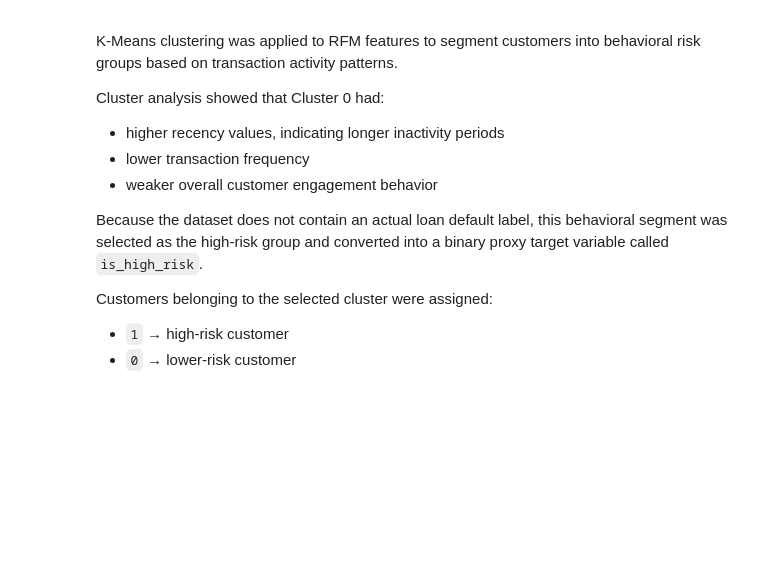
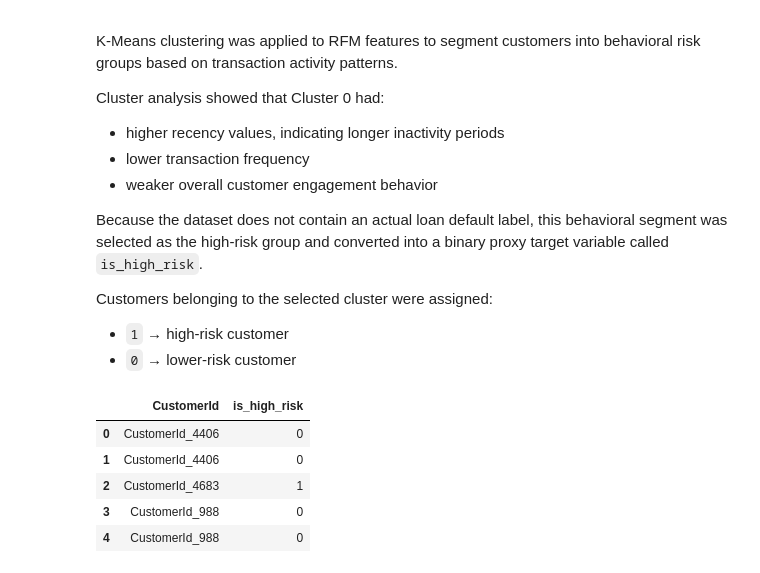
Before and after one commit to Bilen189/credit-risk-model, a Jupyter notebook: notebooks/03_feature_engineering.ipynb, the cells around one changed output. Cells and saved outputs as stored; diff of their text form; code cells hidden in the pictures; blank space fills up the shorter version.

```diff
--- a/notebooks/03_feature_engineering.ipynb
+++ b/notebooks/03_feature_engineering.ipynb
@@ -189,3 +189,14 @@ Because the dataset does not contain an actual loan default label, this behavior
 Customers belonging to the selected cluster were assigned:
 - `1` → high-risk customer
 - `0` → lower-risk customer
+# %%
+df_with_target = merge_proxy_target(df, customer_df)
+
+df_with_target[["CustomerId", "is_high_risk"]].head()
+# %% [output]
+|  | CustomerId | is_high_risk |
+| 0 | CustomerId_4406 | 0 |
+| 1 | CustomerId_4406 | 0 |
+| 2 | CustomerId_4683 | 1 |
+| 3 | CustomerId_988 | 0 |
+| 4 | CustomerId_988 | 0 |
```
Also changed, not shown: parts of 5 cells of this notebook.
